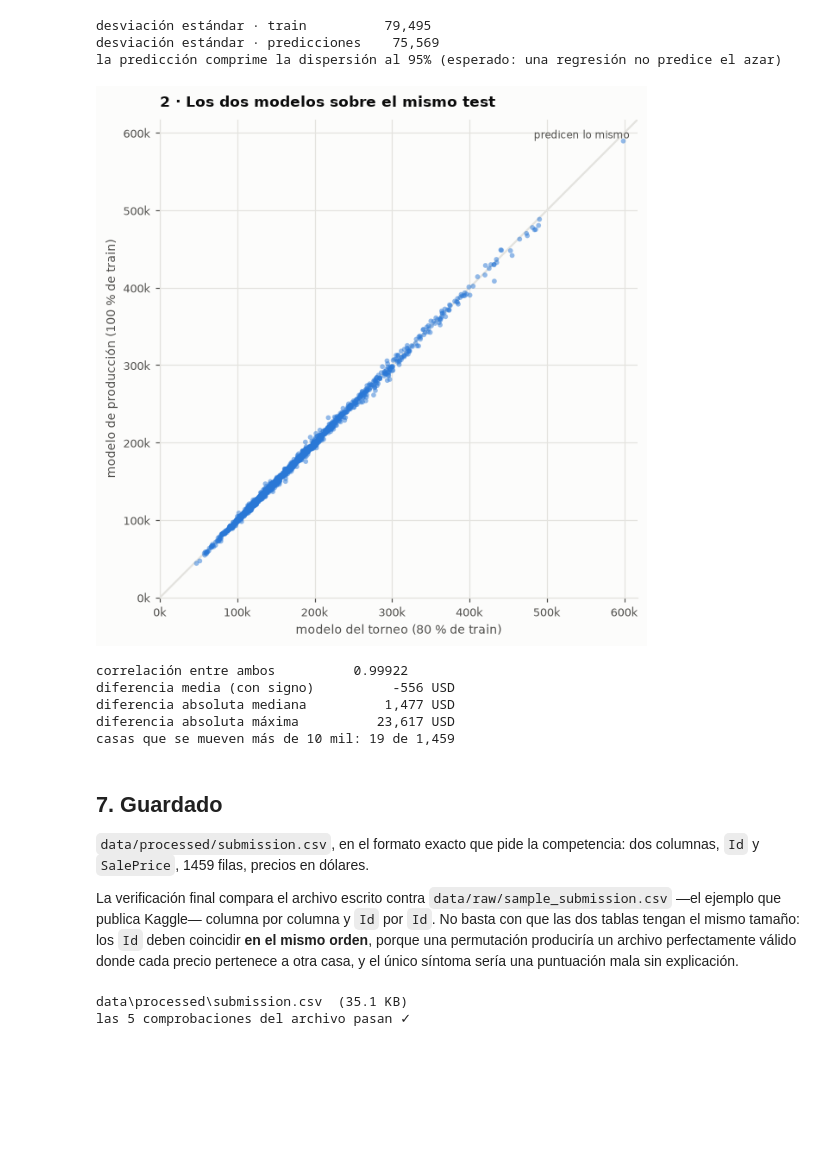
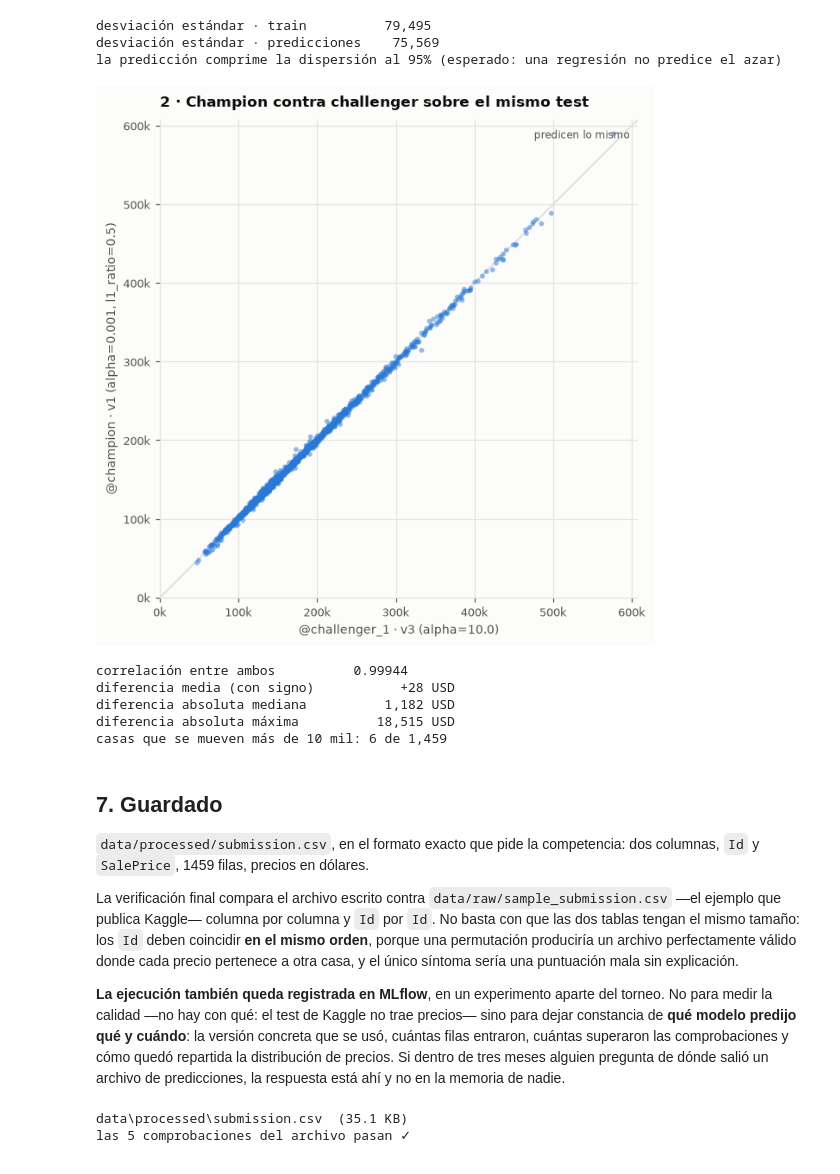
Before and after one commit to dannygarcia-hue/house_pricing, a Jupyter notebook: notebooks/5.0-dg-inferencia.ipynb, the cells around one changed output. Drawn from its saved outputs; the diff is of its cells as text; code cells hidden in the pictures; blank space fills up the shorter version.

```diff
--- a/notebooks/5.0-dg-inferencia.ipynb
+++ b/notebooks/5.0-dg-inferencia.ipynb
@@ -43,10 +60,13 @@ artefacto se encarga del resto. Una sola fuente de verdad.
 # %%
+import logging
+import os
 import sys
 from pathlib import Path
 
-import joblib
 import matplotlib as mpl
 import matplotlib.pyplot as plt
+import mlflow
+from mlflow.tracking import MlflowClient
 import numpy as np
 import pandas as pd
 
@@ -61,6 +81,18 @@ from house_pricing.features import RellenarAnioGaraje  # noqa: F401
 RAW_DIR = RAIZ / "data" / "raw"
 PROCESSED_DIR = RAIZ / "data" / "processed"
 MODELS_DIR = RAIZ / "models"
+
+# --- MLflow ---
+MLFLOW_URI = f"sqlite:///{(RAIZ / 'mlflow.db').as_posix()}"
+MODELO_REGISTRADO = "house_pricing"
+EXPERIMENTO = "house_pricing_inferencia"
+ALIAS = "champion"      # cambiar a challenger_1 para predecir con el retador
+
+os.environ["MLFLOW_ENABLE_ARTIFACTS_PROGRESS_BAR"] = "false"
+logging.getLogger("mlflow.sklearn").setLevel(logging.ERROR)
+
+# Las figuras se guardan según se crean, para adjuntarlas al run sin redibujarlas.
+FIGURAS = {}
 
 # Mismo estilo que el notebook de modelado, para que las figuras se lean igual.
 AZUL, NARANJA, AGUA = "#2a78d6", "#eb6834", "#1baf7a"
@@ -89,4 +121,6 @@ def miles(x, _=None):
 
 
 print("raíz del proyecto:", RAIZ)
+print(f"registro MLflow:   {MLFLOW_URI}")
+print(f"modelo a usar:     models:/{MODELO_REGISTRADO}@{ALIAS}")
 # %% [output]
@@ -393,6 +451,7 @@ ax.set_ylabel("casas")
 ax.set_title("1 · Las predicciones viven donde viven los precios reales")
 ax.legend(loc="upper right")
 plt.tight_layout()
+FIGURAS["1_distribucion_predicciones"] = fig
 plt.show()
 
 print(f"desviación estándar · train       {train_crudo['SalePrice'].std():>9,.0f}")
@@ -406,45 +465,50 @@ desviación estándar · train          79,495
 desviación estándar · predicciones    75,569
 la predicción comprime la dispersión al 95% (esperado: una regresión no predice el azar)
 # %%
-# --- Figura 2: ¿cambió algo reentrenar con el 20 % restante? ---
-modelo_torneo = joblib.load(MODELS_DIR / "modelo_ganador.joblib")["pipeline"]
-prediccion_torneo = np.expm1(modelo_torneo.predict(X_test))
+# --- Figura 2: ¿cuánto costaría promover al challenger? ---
+retador = cliente.get_model_version_by_alias(MODELO_REGISTRADO, "challenger_1")
+modelo_retador = mlflow.sklearn.load_model(f"models:/{MODELO_REGISTRADO}@challenger_1")
+prediccion_retador = np.expm1(modelo_retador.predict(X_test))
 
-diferencia = prediccion - prediccion_torneo
+diferencia = prediccion - prediccion_retador
+
+nombre_champion = version.tags.get("configuracion", "champion")
+nombre_retador = retador.tags.get("configuracion", "challenger_1")
 
 fig, ax = plt.subplots(figsize=(6.4, 6.0))
-tope = float(max(prediccion.max(), prediccion_torneo.max())) * 1.03
+tope = float(max(prediccion.max(), prediccion_retador.max())) * 1.03
 
 ax.plot([0, tope], [0, tope], color=REJILLA, linewidth=1.5, zorder=1)
-ax.scatter(prediccion_torneo, prediccion, s=14, color=AZUL, alpha=0.5,
+ax.scatter(prediccion_retador, prediccion, s=14, color=AZUL, alpha=0.5,
            edgecolor="none", zorder=2)
 ax.annotate("predicen lo mismo", xy=(tope, tope), xytext=(-6, -14),
             textcoords="offset points", ha="right", fontsize=8, color=TINTA_SUAVE)
 
 ax.set_xlim(0, tope)
 ax.set_ylim(0, tope)
 ax.set_aspect("equal")
 ax.xaxis.set_major_formatter(mpl.ticker.FuncFormatter(miles))
 ax.yaxis.set_major_formatter(mpl.ticker.FuncFormatter(miles))
-ax.set_xlabel("modelo del torneo (80 % de train)")
-ax.set_ylabel("modelo de producción (100 % de train)")
-ax.set_title("2 · Los dos modelos sobre el mismo test")
+ax.set_xlabel(f"@challenger_1 · v{retador.version} ({nombre_retador})")
+ax.set_ylabel(f"@champion · v{version.version} ({nombre_champion})")
+ax.set_title("2 · Champion contra challenger sobre el mismo test")
 plt.tight_layout()
+FIGURAS["2_champion_contra_challenger"] = fig
 plt.show()
 
-print(f"correlación entre ambos          {np.corrcoef(prediccion, prediccion_torneo)[0, 1]:.5f}")
+print(f"correlación entre ambos          {np.corrcoef(prediccion, prediccion_retador)[0, 1]:.5f}")
 print(f"diferencia media (con signo)     {diferencia.mean():>+9,.0f} USD")
 print(f"diferencia absoluta mediana      {np.median(np.abs(diferencia)):>9,.0f} USD")
 print(f"diferencia absoluta máxima       {np.abs(diferencia).max():>9,.0f} USD")
 print(f"casas que se mueven más de 10 mil: "
       f"{int((np.abs(diferencia) > 10_000).sum())} de {len(diferencia):,}")
 # %% [output]
-[figure, old version]
+[figure, new version]
-correlación entre ambos          0.99922
-diferencia media (con signo)          -556 USD
-diferencia absoluta mediana          1,477 USD
-diferencia absoluta máxima          23,617 USD
-casas que se mueven más de 10 mil: 19 de 1,459
+correlación entre ambos          0.99944
+diferencia media (con signo)           +28 USD
+diferencia absoluta mediana          1,182 USD
+diferencia absoluta máxima          18,515 USD
+casas que se mueven más de 10 mil: 6 de 1,459
 # %% [markdown]
 ## 7. Guardado
 
@@ -456,6 +520,13 @@ ejemplo que publica Kaggle— columna por columna y `Id` por `Id`. No basta con
 tablas tengan el mismo tamaño: los `Id` deben coincidir **en el mismo orden**, porque una
 permutación produciría un archivo perfectamente válido donde cada precio pertenece a otra
 casa, y el único síntoma sería una puntuación mala sin explicación.
+
+**La ejecución también queda registrada en MLflow**, en un experimento aparte del torneo. No
+para medir la calidad —no hay con qué: el test de Kaggle no trae precios— sino para dejar
+constancia de **qué modelo predijo qué y cuándo**: la versión concreta que se usó, cuántas
+filas entraron, cuántas superaron las comprobaciones y cómo quedó repartida la distribución de
+precios. Si dentro de tres meses alguien pregunta de dónde salió un archivo de predicciones,
+la respuesta está ahí y no en la memoria de nadie.
 # %%
 PROCESSED_DIR.mkdir(parents=True, exist_ok=True)
 ruta_submission = PROCESSED_DIR / "submission.csv"
```
Also changed, not shown: parts of 8 cells of this notebook, 4 other files.
